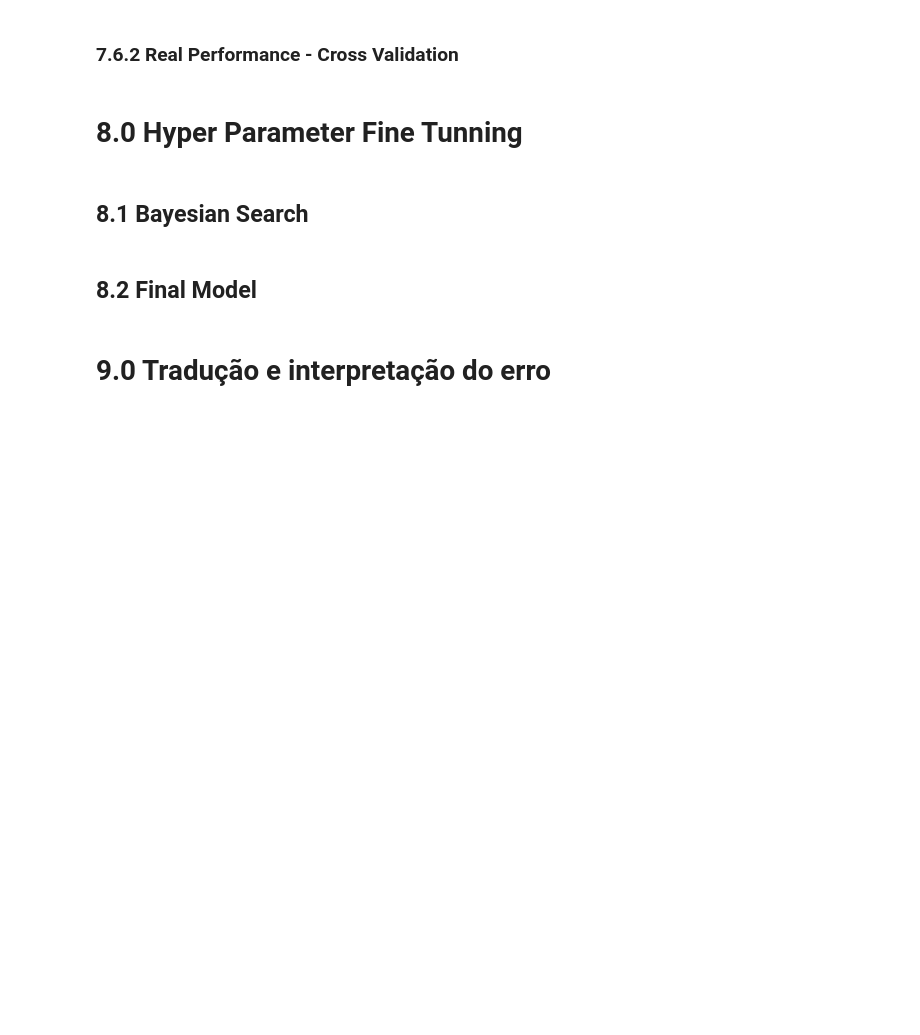
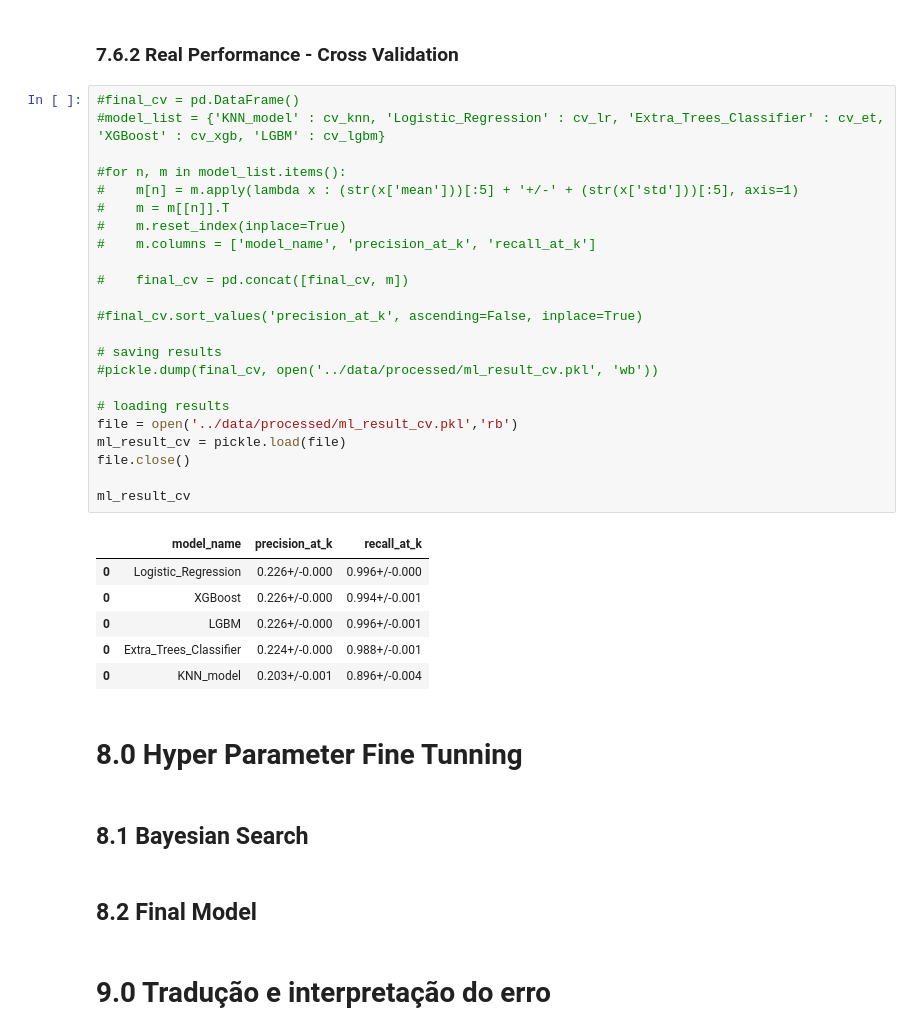
Before and after one commit to SamuelOliveirads/Health_Insurance_Cross_Sell, a Jupyter notebook: notebooks/v1-m7.0-hics-machine-learning.ipynb, the cells around one changed output. Cells and saved outputs as stored; diff of their text form; blank space fills up the shorter version.

```diff
--- a/notebooks/v1-m7.0-hics-machine-learning.ipynb
+++ b/notebooks/v1-m7.0-hics-machine-learning.ipynb
@@ -1077,5 +1086,35 @@ results
 # %% [markdown]
 ### 7.6.2 Real Performance - Cross Validation
+# %%
+#final_cv = pd.DataFrame()
+#model_list = {'KNN_model' : cv_knn, 'Logistic_Regression' : cv_lr, 'Extra_Trees_Classifier' : cv_et, 'XGBoost' : cv_xgb, 'LGBM' : cv_lgbm}
+
+#for n, m in model_list.items():
+#    m[n] = m.apply(lambda x : (str(x['mean']))[:5] + '+/-' + (str(x['std']))[:5], axis=1)
+#    m = m[[n]].T
+#    m.reset_index(inplace=True)
+#    m.columns = ['model_name', 'precision_at_k', 'recall_at_k']
+
+#    final_cv = pd.concat([final_cv, m])
+
+#final_cv.sort_values('precision_at_k', ascending=False, inplace=True)
+
+# saving results
+#pickle.dump(final_cv, open('../data/processed/ml_result_cv.pkl', 'wb'))
+
+# loading results
+file = open('../data/processed/ml_result_cv.pkl','rb')
+ml_result_cv = pickle.load(file)
+file.close()
+
+ml_result_cv
+# %% [output]
+|  | model_name | precision_at_k | recall_at_k |
+| 0 | Logistic_Regression | 0.226+/-0.000 | 0.996+/-0.000 |
+| 0 | XGBoost | 0.226+/-0.000 | 0.994+/-0.001 |
+| 0 | LGBM | 0.226+/-0.000 | 0.996+/-0.001 |
+| 0 | Extra_Trees_Classifier | 0.224+/-0.000 | 0.988+/-0.001 |
+| 0 | KNN_model | 0.203+/-0.001 | 0.896+/-0.004 |
 # %% [markdown]
 # 8.0 Hyper Parameter Fine Tunning
 # %% [markdown]
```
Also changed, not shown: parts of 18 cells of this notebook, 10 other files.
